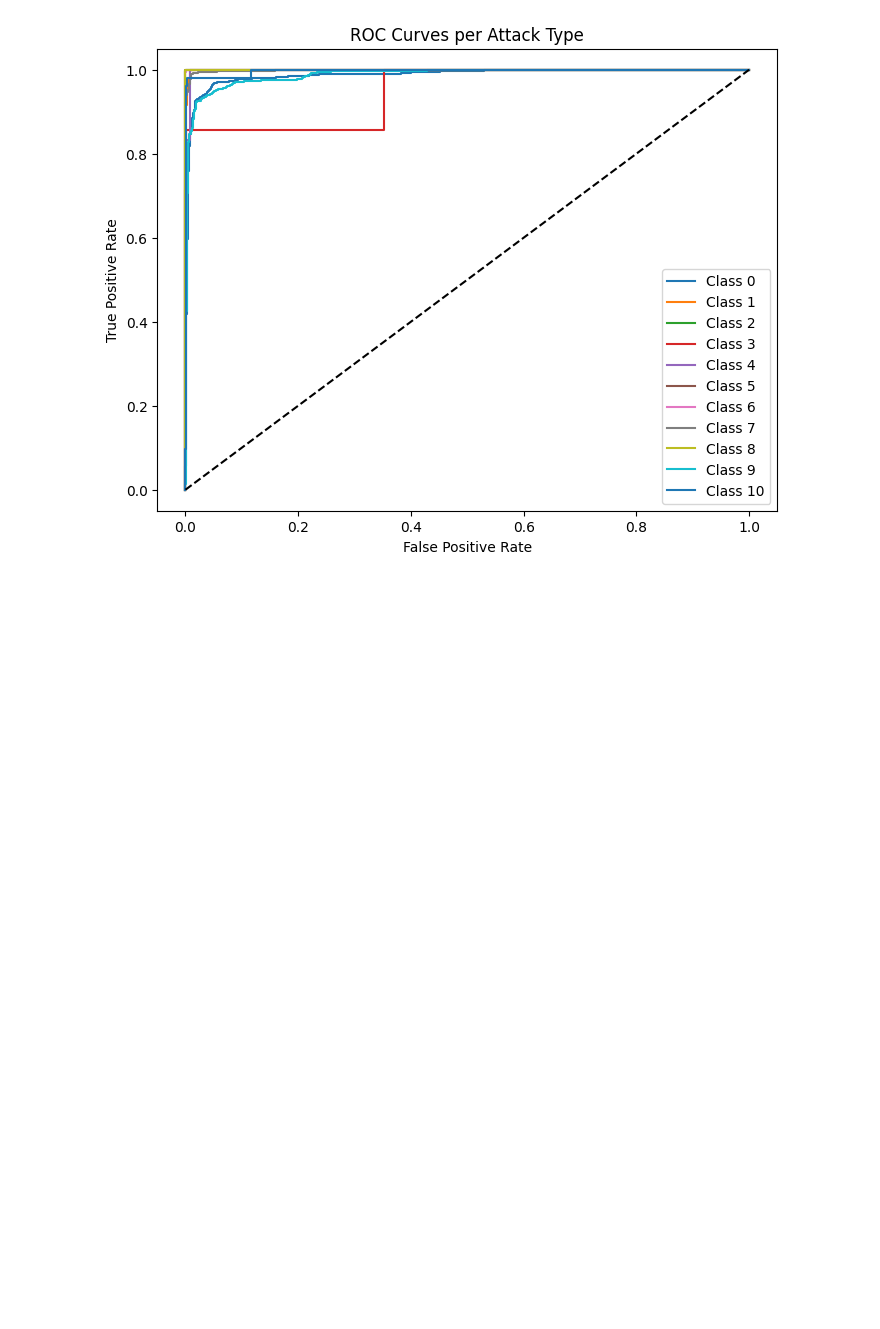
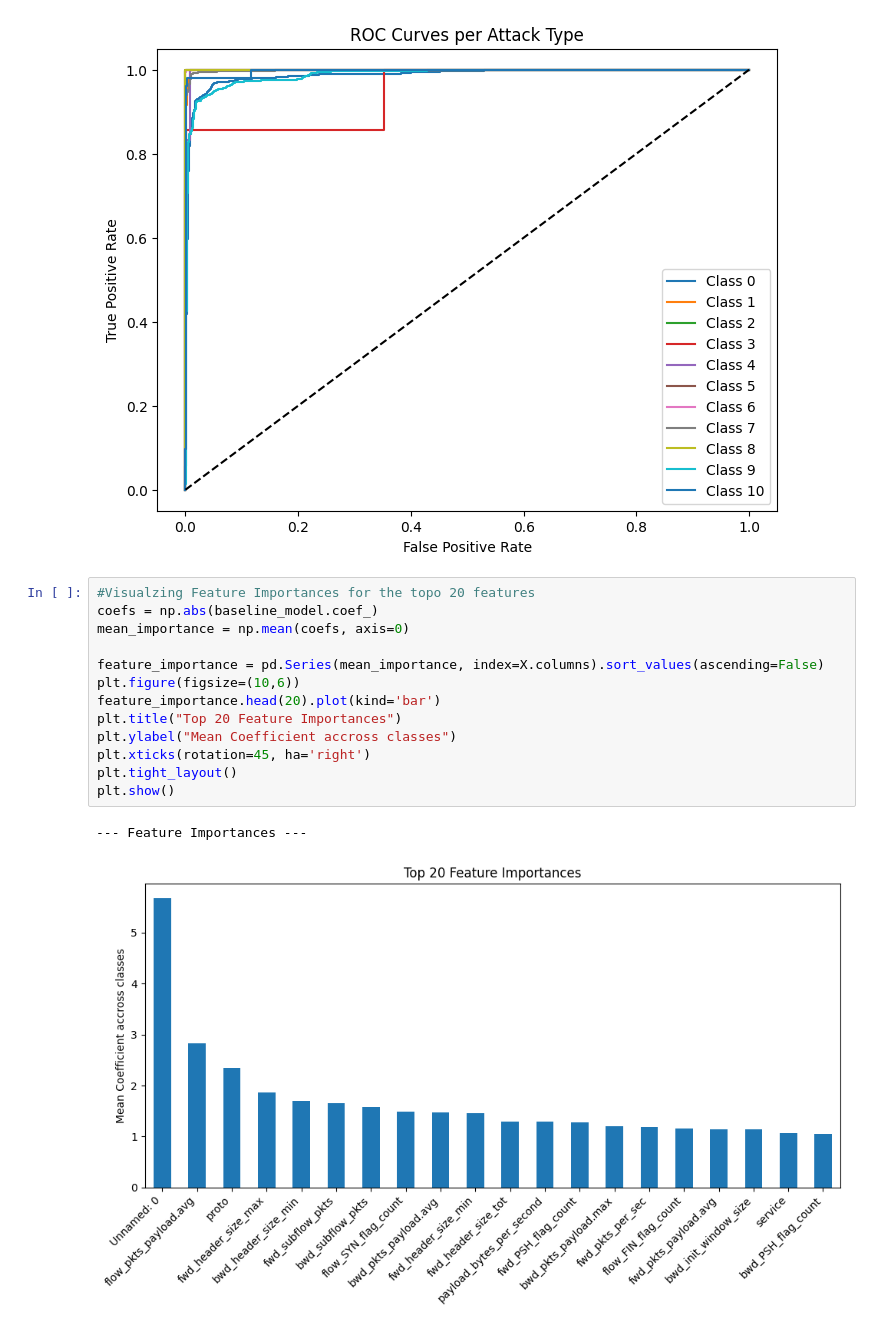
Before and after one commit to Andriguez/Machine-Learning-Project, a Jupyter notebook: notebook/project-notebook_v2.ipynb, the cells around one changed output. Drawn from its saved outputs; the diff is of its cells as text; blank space fills up the shorter version.

```diff
--- a/notebook/project-notebook_v2.ipynb
+++ b/notebook/project-notebook_v2.ipynb
@@ -303,3 +303,19 @@ plt.show()
 # %% [output]
 [figure]
 [figure]
+# %%
+#Visualzing Feature Importances for the topo 20 features
+coefs = np.abs(baseline_model.coef_)
+mean_importance = np.mean(coefs, axis=0)
+
+feature_importance = pd.Series(mean_importance, index=X.columns).sort_values(ascending=False)
+plt.figure(figsize=(10,6))
+feature_importance.head(20).plot(kind='bar')
+plt.title("Top 20 Feature Importances")
+plt.ylabel("Mean Coefficient accross classes")
+plt.xticks(rotation=45, ha='right')
+plt.tight_layout()
+plt.show()
+# %% [output]
+--- Feature Importances ---
+[figure, added]
```
Also changed, not shown: parts of 5 cells of this notebook, 1 other file.
